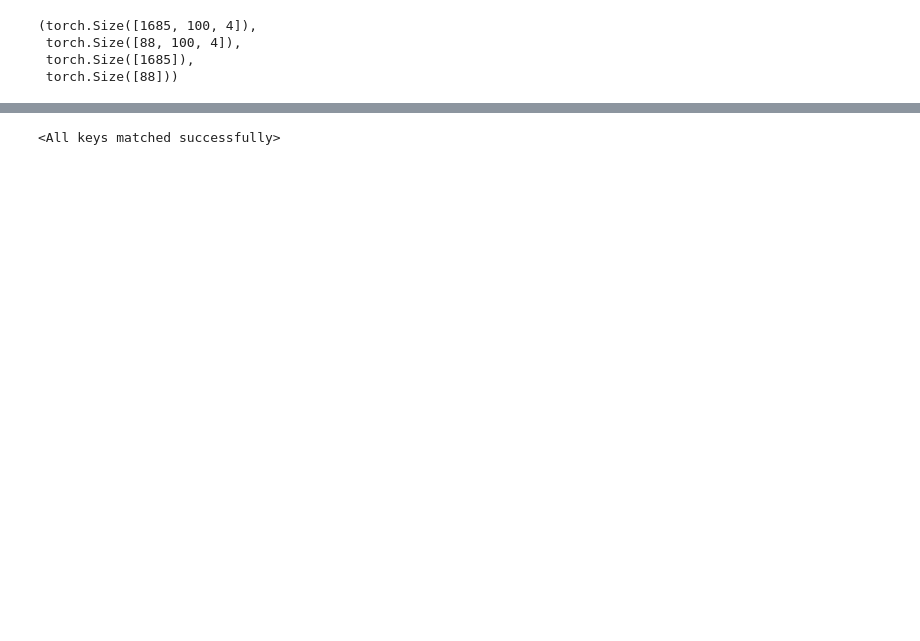
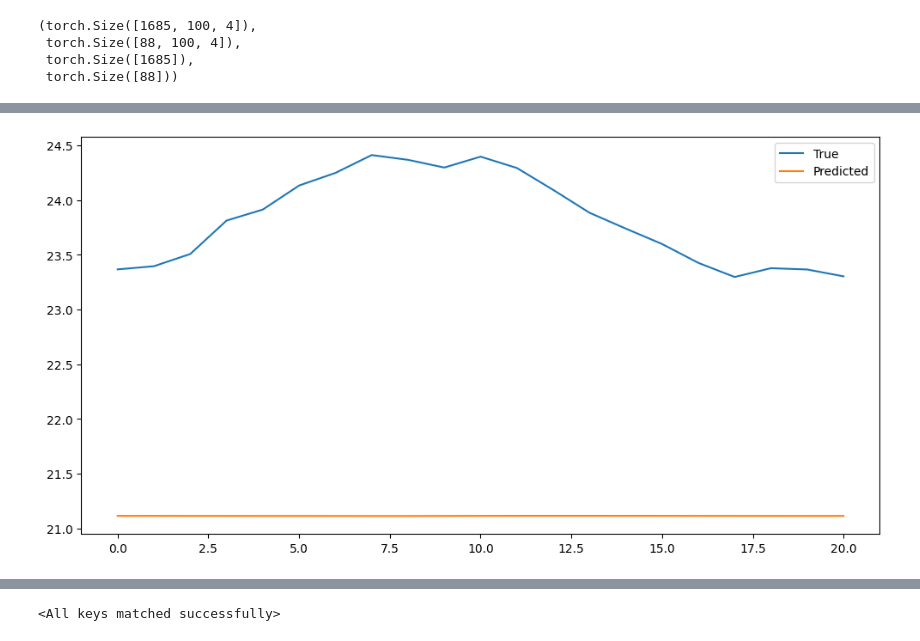
Before and after one commit to P-AEL/IoT, a Jupyter notebook: Transformer_Test.ipynb, the cells around one changed output, grey strips where cells are left out. Cells and saved outputs as stored; diff of their text form; code cells hidden in the pictures; blank space fills up the shorter version.

```diff
--- a/Transformer_Test.ipynb
+++ b/Transformer_Test.ipynb
@@ -66,8 +66,11 @@ batch_size = 64
 train_data = TensorDataset(X_train_new, y_train)
 test_data = TensorDataset(X_test_new, y_test)
 
-train_loader = DataLoader(train_data, shuffle=True, batch_size=batch_size)
-test_loader = DataLoader(test_data, shuffle=True, batch_size=batch_size)
+#train_loader = DataLoader(train_data, shuffle=True, batch_size=batch_size)
+#test_loader = DataLoader(test_data, shuffle=True, batch_size=batch_size)
+
+train_loader = DataLoader(train_data, batch_size=batch_size)
+test_loader = DataLoader(test_data, batch_size=batch_size)
 # %%
 class PositionalEncoding(torch.nn.Module):
     """
@@ -582,3 +593,25 @@ Epoch: 050, Loss: 0.1594, Learning Rate: 0.000009
+# %%
+Decoder1.eval()
+y_pred = []
+y_true = []
+with torch.no_grad():
+    for x, y in train_loader:  # use train_loader instead of test_loader
+        x = x.to(device)
+        output = Decoder1(x)
+        y_pred.append(output)
+        y_true.append(y)  # save true labels
+
+# Only keep the last batch
+y_pred = y_pred[-1].cpu().numpy()
+y_true = y_true[-1].numpy()  # convert true labels to numpy array
+
+plt.figure(figsize=(12, 6))
+plt.plot(y_true, label='True')
+plt.plot(y_pred, label='Predicted')
+plt.legend()
+plt.show()
+# %% [output]
+[figure, added]
 # %%
 device = torch.device("cuda" if torch.cuda.is_available() else "cpu")
 Decoder1 = Decoder(train_data[0][0].shape[1], 128,max_len=train_data[0][0].shape[0],num_heads=4,d_ff=120,device=device)
```
Also changed, not shown: parts of 13 cells of this notebook, 1 other file.
